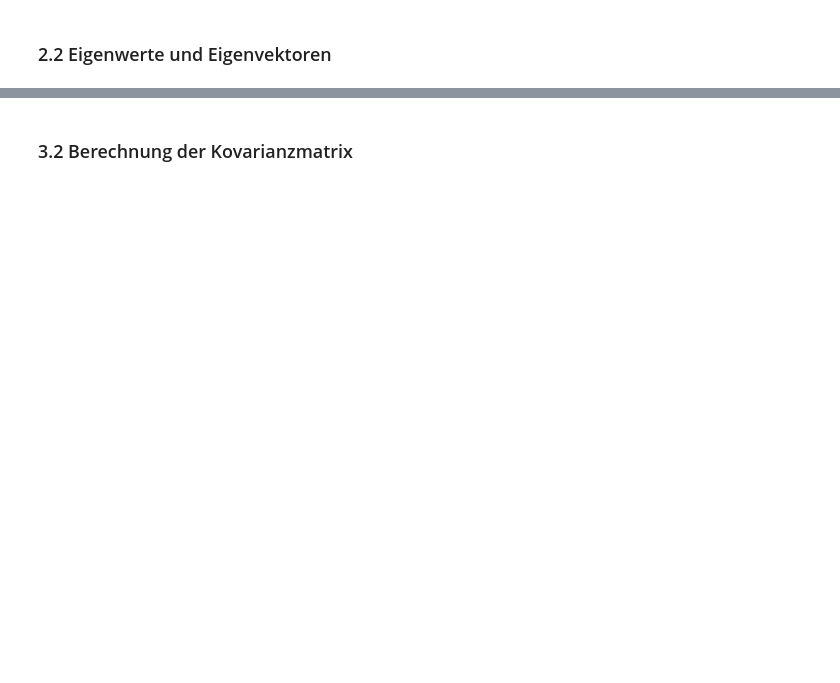
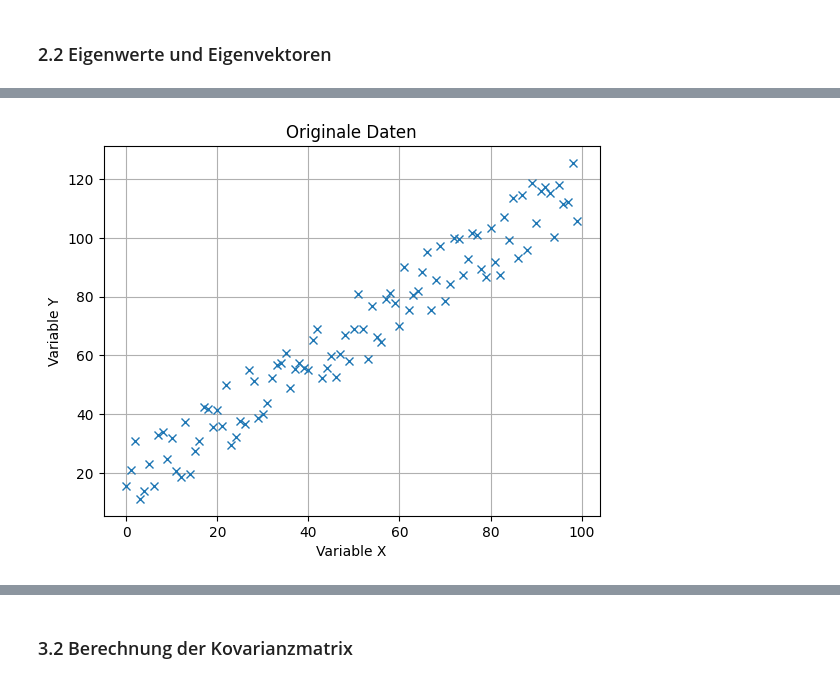
Before and after one commit to MoritzMSP/DHBW_AML, a Jupyter notebook: PCA.ipynb, the cells around one changed output, grey strips where cells are left out. Cells and saved outputs as stored; diff of their text form; code cells hidden in the pictures; blank space fills up the shorter version.

```diff
--- a/PCA.ipynb
+++ b/PCA.ipynb
@@ -90,0 +67,18 @@ X = (X - X.mean()) / X.std()
+# %%
+# Daten generieren
+n = 100
+m = 1
+c = 5
+
+x = np.arange(n)
+y = np.dot(m,x)+c+np.random.rand(n)*25
+
+# Plotten von Orginaldaten
+plt.plot(x, y, 'x')
+plt.title("Originale Daten")
+plt.xlabel('Variable X')
+plt.ylabel('Variable Y')
+plt.grid()
+plt.show()
+# %% [output]
+[figure, added]
```
Also changed, not shown: parts of 32 cells of this notebook, 3 other files.
